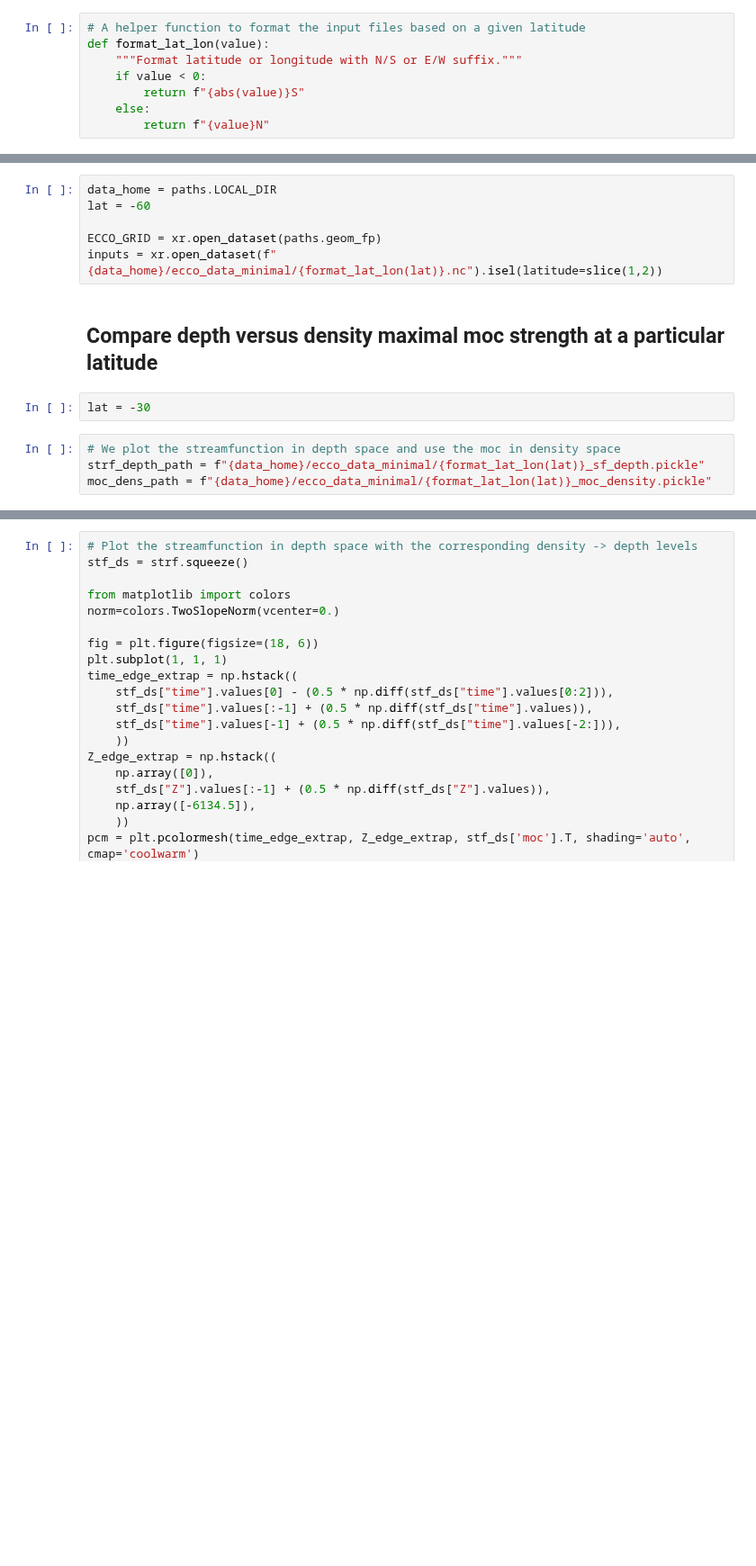
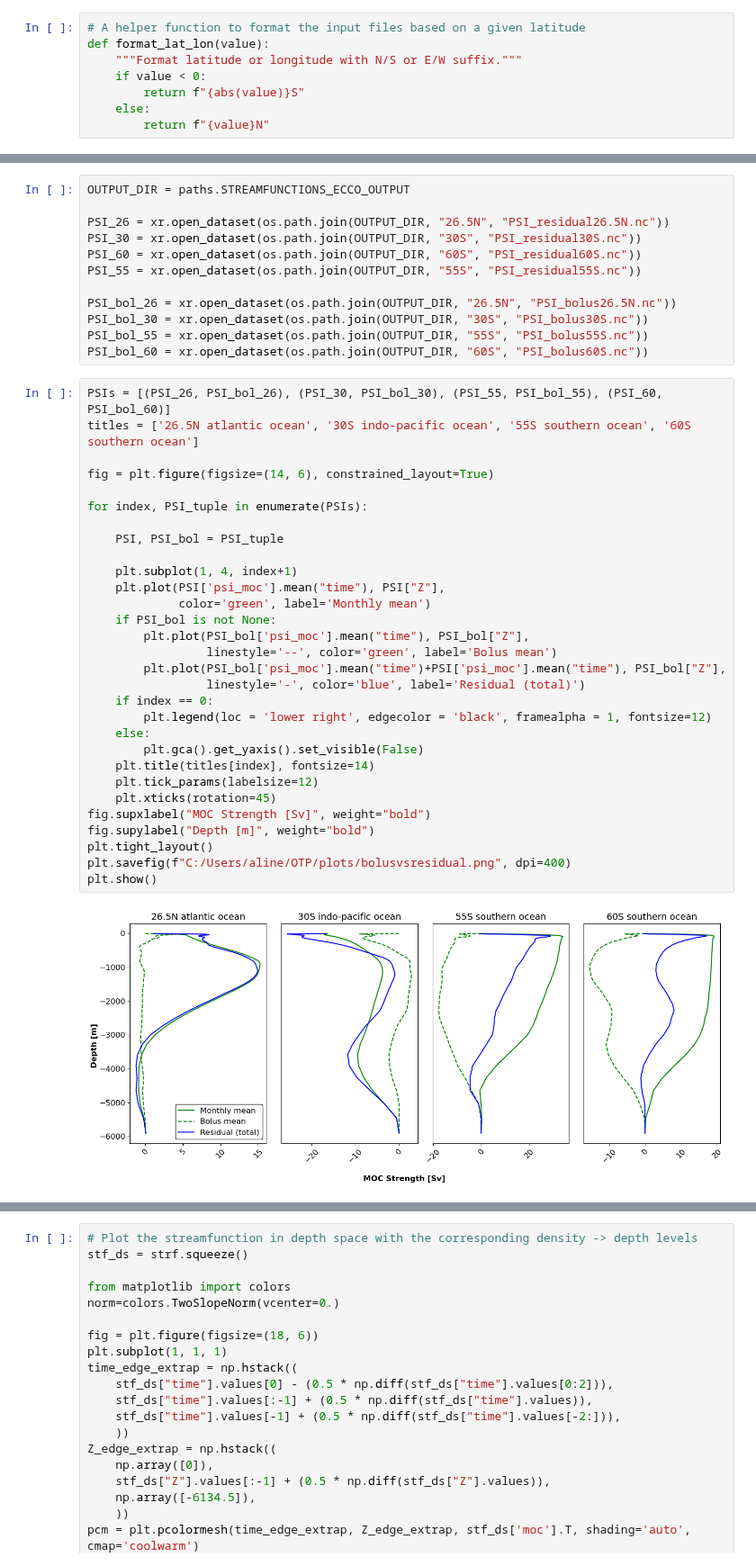
Before and after one commit to ai4er-cdt/OTP, a Jupyter notebook: notebooks/streamfunction/plotting_streamfunctions.ipynb, the cells around one changed output, grey strips where cells are left out. Shown at 90% size. Saved outputs shown, nothing was run; the diff lists cells and outputs as text; blank space fills up the shorter version.

```diff
--- a/notebooks/streamfunction/plotting_streamfunctions.ipynb
+++ b/notebooks/streamfunction/plotting_streamfunctions.ipynb
@@ -77,14 +87,44 @@ def format_lat_lon(value):
-# %%
-data_home = paths.LOCAL_DIR
-lat = -60
-
-ECCO_GRID = xr.open_dataset(paths.geom_fp)
-inputs = xr.open_dataset(f"{data_home}/ecco_data_minimal/{format_lat_lon(lat)}.nc").isel(latitude=slice(1,2))
-# %% [markdown]
-## Compare depth versus density maximal moc strength at a particular latitude
-# %%
-lat = -30
-# %%
-# We plot the streamfunction in depth space and use the moc in density space
-strf_depth_path = f"{data_home}/ecco_data_minimal/{format_lat_lon(lat)}_sf_depth.pickle"
-moc_dens_path = f"{data_home}/ecco_data_minimal/{format_lat_lon(lat)}_moc_density.pickle"
+# %%
+OUTPUT_DIR = paths.STREAMFUNCTIONS_ECCO_OUTPUT
+
+PSI_26 = xr.open_dataset(os.path.join(OUTPUT_DIR, "26.5N", "PSI_residual26.5N.nc"))
+PSI_30 = xr.open_dataset(os.path.join(OUTPUT_DIR, "30S", "PSI_residual30S.nc"))
+PSI_60 = xr.open_dataset(os.path.join(OUTPUT_DIR, "60S", "PSI_residual60S.nc"))
+PSI_55 = xr.open_dataset(os.path.join(OUTPUT_DIR, "55S", "PSI_residual55S.nc"))
+
+PSI_bol_26 = xr.open_dataset(os.path.join(OUTPUT_DIR, "26.5N", "PSI_bolus26.5N.nc"))
+PSI_bol_30 = xr.open_dataset(os.path.join(OUTPUT_DIR, "30S", "PSI_bolus30S.nc"))
+PSI_bol_55 = xr.open_dataset(os.path.join(OUTPUT_DIR, "55S", "PSI_bolus55S.nc"))
+PSI_bol_60 = xr.open_dataset(os.path.join(OUTPUT_DIR, "60S", "PSI_bolus60S.nc"))
+# %%
+PSIs = [(PSI_26, PSI_bol_26), (PSI_30, PSI_bol_30), (PSI_55, PSI_bol_55), (PSI_60, PSI_bol_60)]
+titles = ['26.5N atlantic ocean', '30S indo-pacific ocean', '55S southern ocean', '60S southern ocean']
+
+fig = plt.figure(figsize=(14, 6), constrained_layout=True)
+
+for index, PSI_tuple in enumerate(PSIs):
+
+    PSI, PSI_bol = PSI_tuple
+
+    plt.subplot(1, 4, index+1)
+    plt.plot(PSI['psi_moc'].mean("time"), PSI["Z"],
+             color='green', label='Monthly mean')
+    if PSI_bol is not None:
+        plt.plot(PSI_bol['psi_moc'].mean("time"), PSI_bol["Z"],
+                 linestyle='--', color='green', label='Bolus mean')
+        plt.plot(PSI_bol['psi_moc'].mean("time")+PSI['psi_moc'].mean("time"), PSI_bol["Z"],
+                 linestyle='-', color='blue', label='Residual (total)')
+    if index == 0:
+        plt.legend(loc = 'lower right', edgecolor = 'black', framealpha = 1, fontsize=12)
+    else:
+        plt.gca().get_yaxis().set_visible(False)
+    plt.title(titles[index], fontsize=14)
+    plt.tick_params(labelsize=12)
+    plt.xticks(rotation=45)
+fig.supxlabel("MOC Strength [Sv]", weight="bold")
+fig.supylabel("Depth [m]", weight="bold")
+plt.tight_layout()
+plt.savefig(f"C:/Users/aline/OTP/plots/bolusvsresidual.png", dpi=400)
+plt.show()
+# %% [output]
+[figure, added]
```
Also changed, not shown: parts of 15 cells of this notebook, 1 other file.
